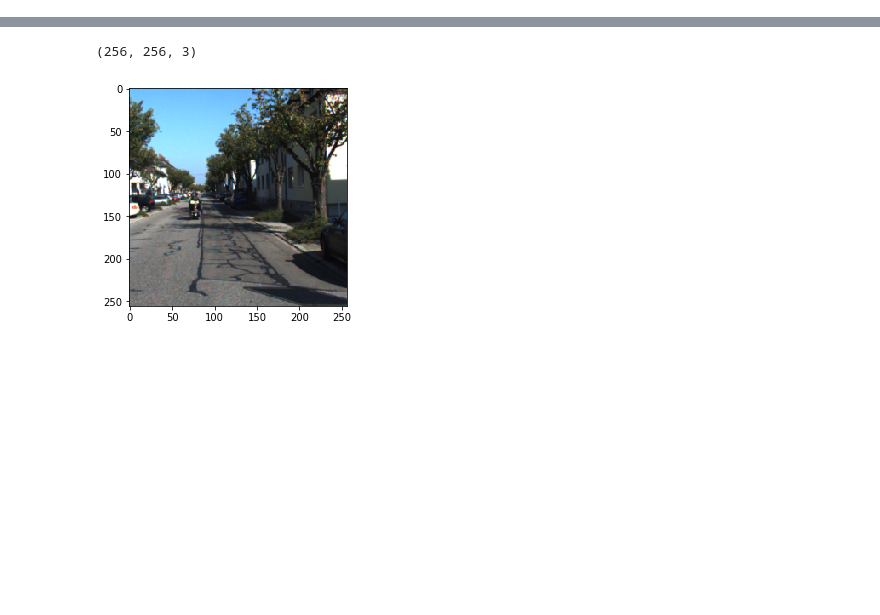
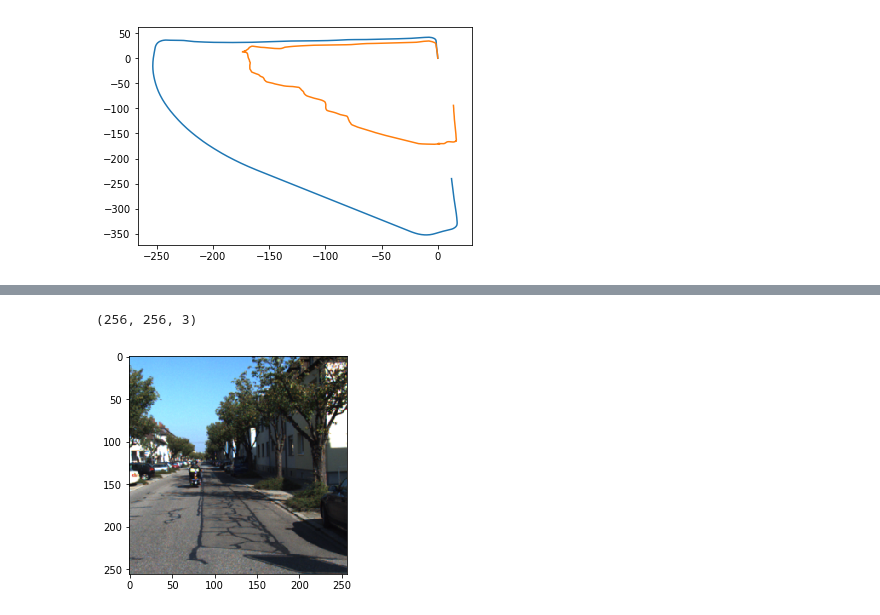
Before and after one commit to ksu-mechatronics-research/deep-visual-odometry, a Jupyter notebook: python/snippets/test.ipynb, the cells around one changed output, grey strips where cells are left out. Saved outputs shown, nothing was run; the diff lists cells and outputs as text; code cells hidden in the pictures; blank space fills up the shorter version.

```diff
--- a/python/snippets/test.ipynb
+++ b/python/snippets/test.ipynb
@@ -15,0 +10,8 @@ directory = "/home/sexy/Documents/dataset/sequences/00/image_2/000001.png"
+# %%
+model_dir = '/home/sexy/source/deep-visual-odometry/models/'
+which_model = 'alexNet_3/alexNet_3_trined_5.h5'
+
+model = load_model(model_dir+which_model)
+# %%
+import formatData
+Xtr, Ytr, Xte, Yte = formatData.knownEnv(formatData.load_data(),formatData.load_poses(), training_ratio=(1/2.0))
@@ -15,0 +36,15 @@ directory = "/home/sexy/Documents/dataset/sequences/00/image_2/000001.png"
+# %%
+classes = model.predict_proba(Xte, batch_size=8)
+# %%
+import numpy as np
+plot_data = np.zeros((Yte.shape[0],4))
+for i in range(Yte.shape[0]):
+    plot_data[i,0] = np.sum(Yte[:i,0])
+    plot_data[i,1] = np.sum(Yte[:i,2])
+    plot_data[i,2] = np.sum(classes[:i,0])
+    plot_data[i,3] = np.sum(classes[:i,2])
+# %%
+plt.plot(plot_data[:908,0], plot_data[:908,1], plot_data[:908,2], plot_data[:908,3])
+plt.show()
+# %% [output]
+[figure, added]
```
Also changed, not shown: parts of 11 cells of this notebook, 8 other files.
